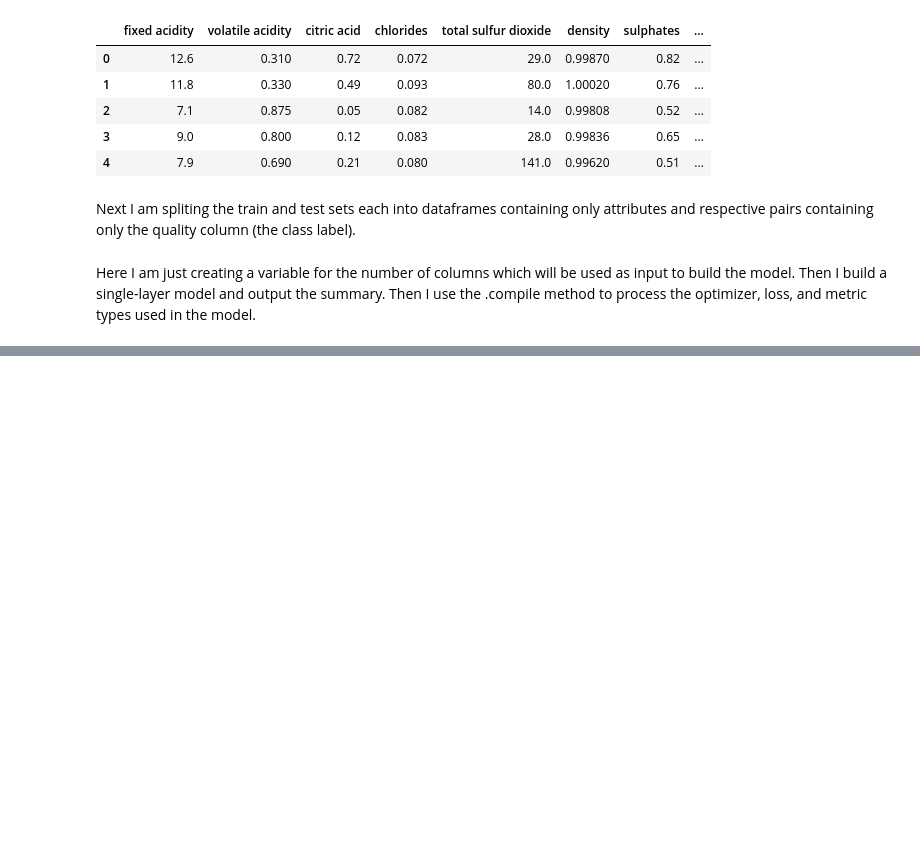
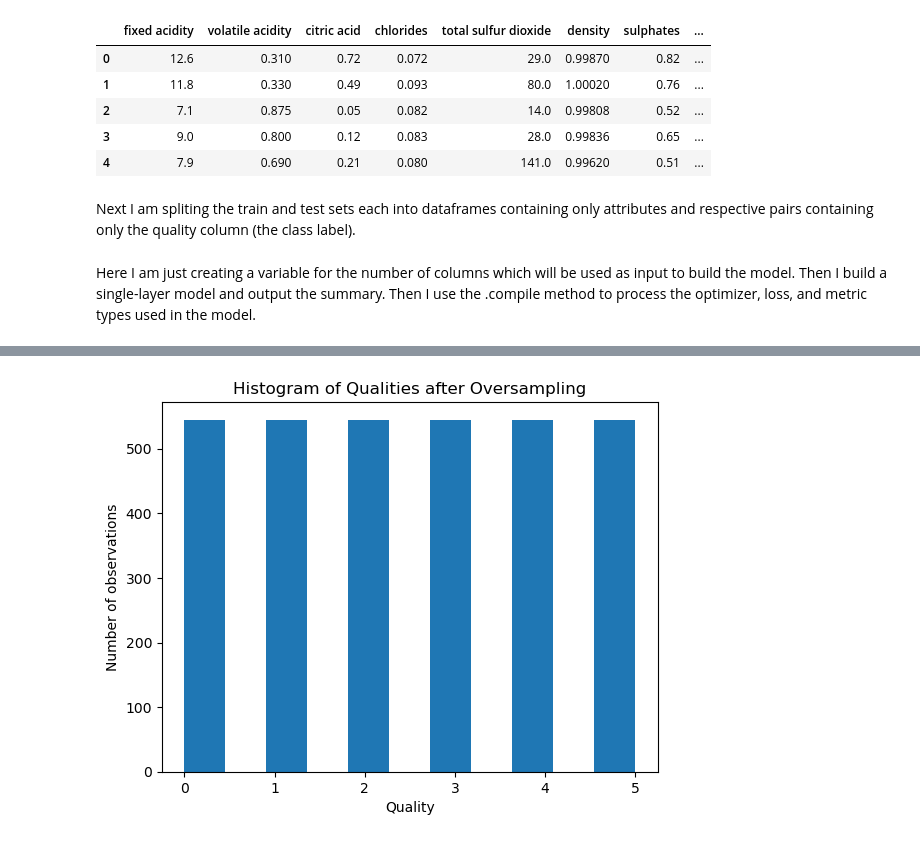
Before and after one commit to ck115/Wine-classifiaction, a Jupyter notebook: NeuralNetwork.ipynb, the cells around one changed output, grey strips where cells are left out. Saved outputs shown, nothing was run; the diff lists cells and outputs as text; code cells hidden in the pictures; blank space fills up the shorter version.

```diff
--- a/NeuralNetwork.ipynb
+++ b/NeuralNetwork.ipynb
@@ -196,0 +145,18 @@ Epoch 5/5
+# %%
+#copied from above ln[6] changing reg to oversampled
+trainAttr = train_oversampled.drop('quality',axis=1) #training df without class and index column #x_train
+
+trainClass = train_oversampled['quality'] #training df only class column #y_train
+
+#map to [0,5]
+trainClass = trainClass.map({3:0, 4:1, 5:2, 6:3, 7:4, 8:5})
+testClass = testClass.map({3:0, 4:1, 5:2, 6:3, 7:4, 8:5})
+
+#plot to show data is now balanced
+plt.hist(trainClass, bins=11)
+plt.title("Histogram of Qualities after Oversampling")
+plt.ylabel('Number of observations')
+plt.xlabel('Quality')
+plt.show()
+# %% [output]
+[figure, added]
```
Also changed, not shown: parts of 16 cells of this notebook.
